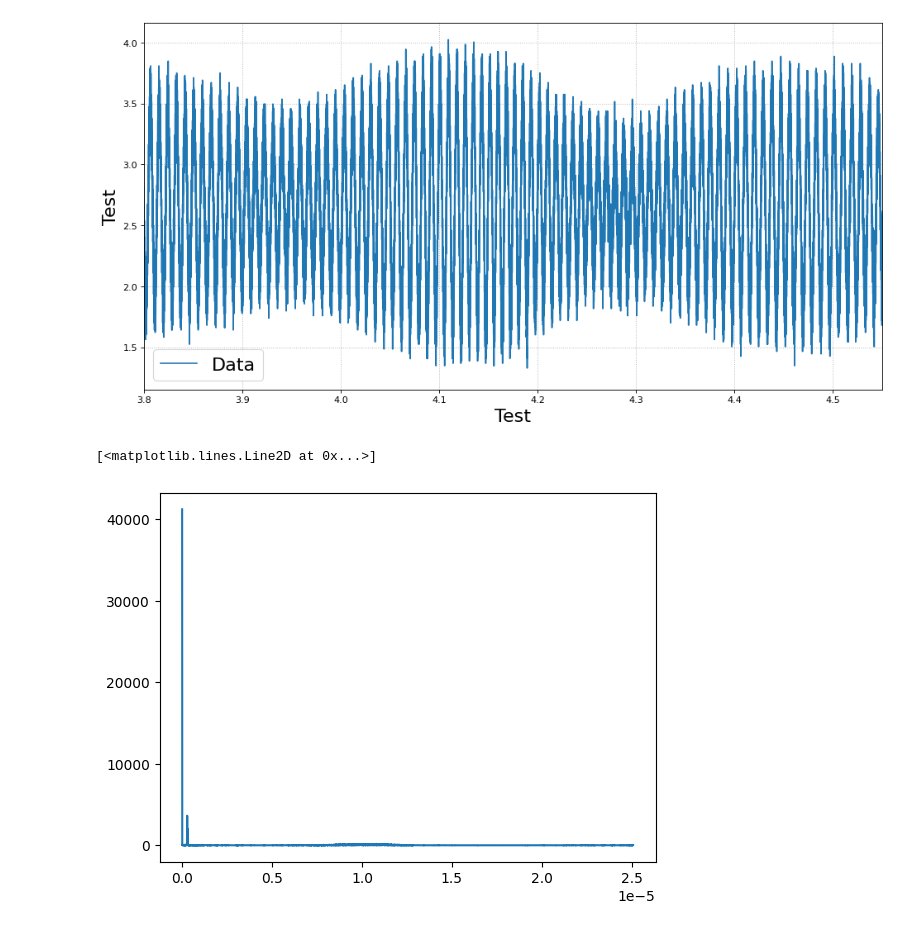
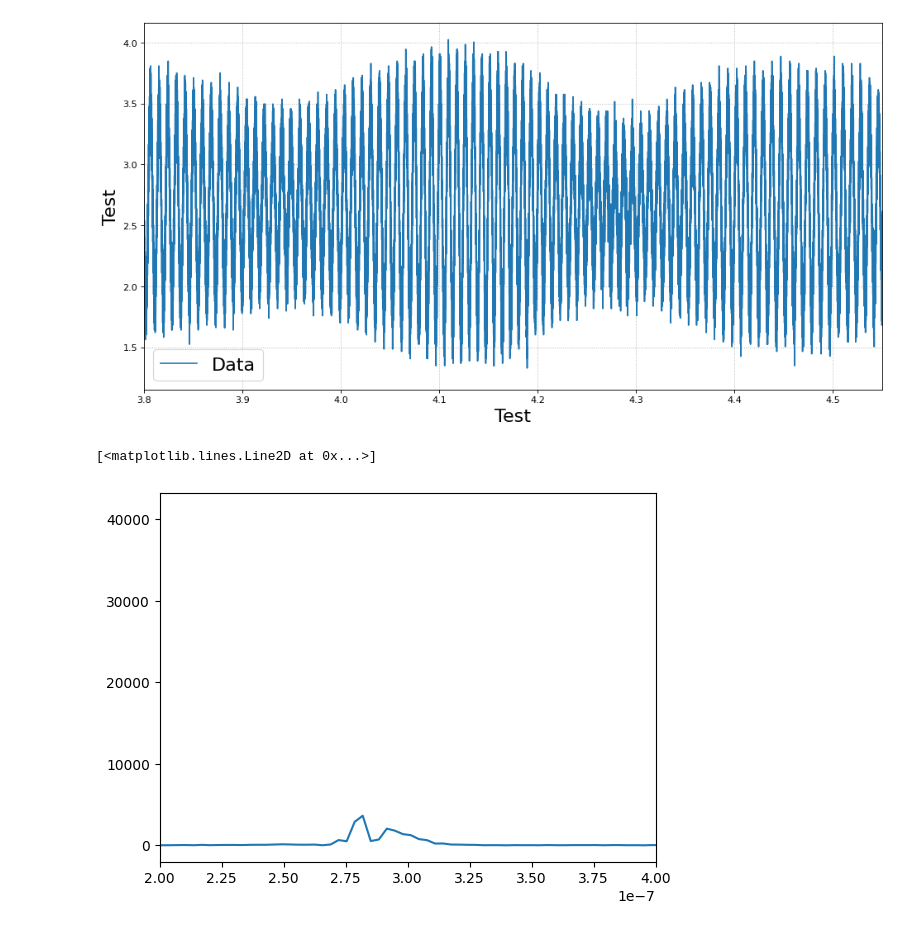
Before and after one commit to Friedrich-Jahns/Fortgeschrittenen-Praktikum-Physik, a Jupyter notebook: FP4_Michelson/A6/A6.ipynb, the cells around one changed output. Cells and saved outputs as stored; diff of their text form; code cells hidden in the pictures.

```diff
--- a/FP4_Michelson/A6/A6.ipynb
+++ b/FP4_Michelson/A6/A6.ipynb
@@ -31,14 +31,14 @@ f.form([3.8,4.55])
 # %%
 sr = 0.5/(f.pos(data[0],4.5)-f.pos(data[0],4.0))
 n = len(data[1])
 d = 1/sr
 f = data[0]
 
 
 yf = fft.rfft(data[1])
 xs = fft.rfftfreq(n=n,d=d)
-#plt.xlim(0.2e-6,0.4e-6)
+plt.xlim(0.2e-6,0.4e-6)
 plt.plot(xs,np.abs(yf))
 # %% [output]
 [<matplotlib.lines.Line2D at 0x...>]
-[figure, old version]
+[figure, new version]
```
Also changed, not shown: parts of 1 cell of this notebook, 3 other files.
